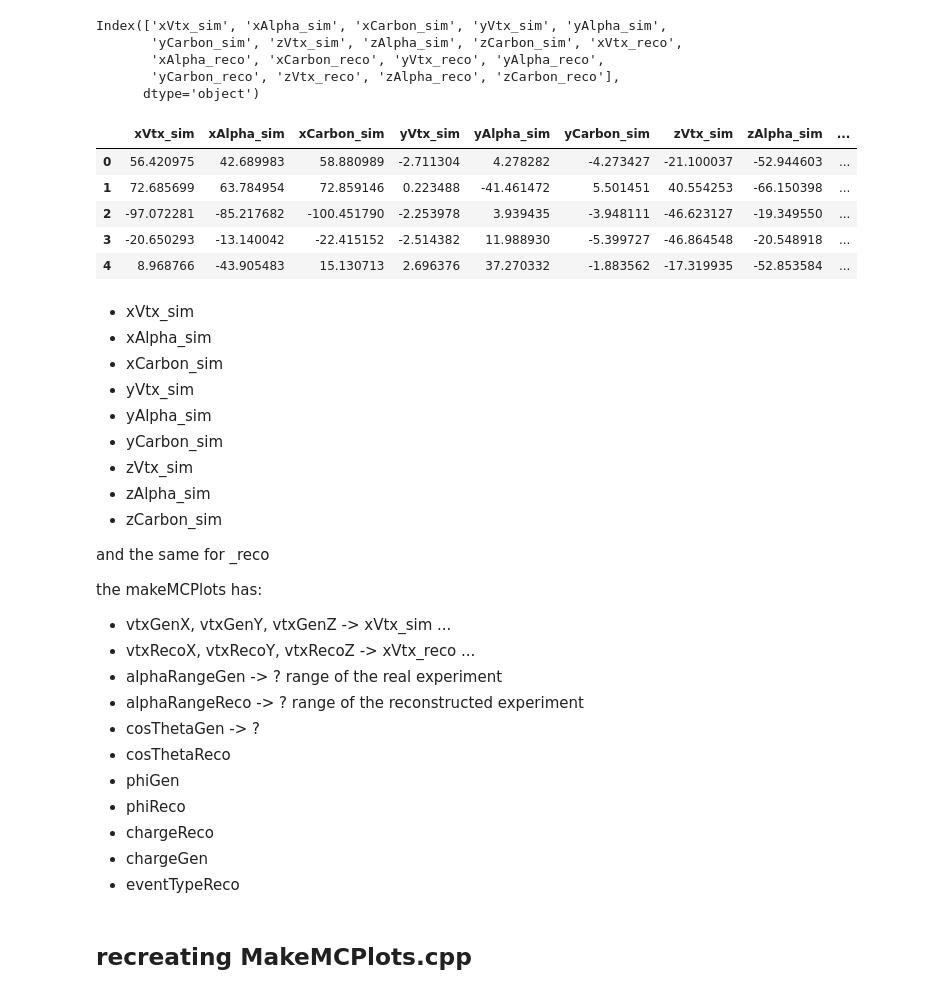
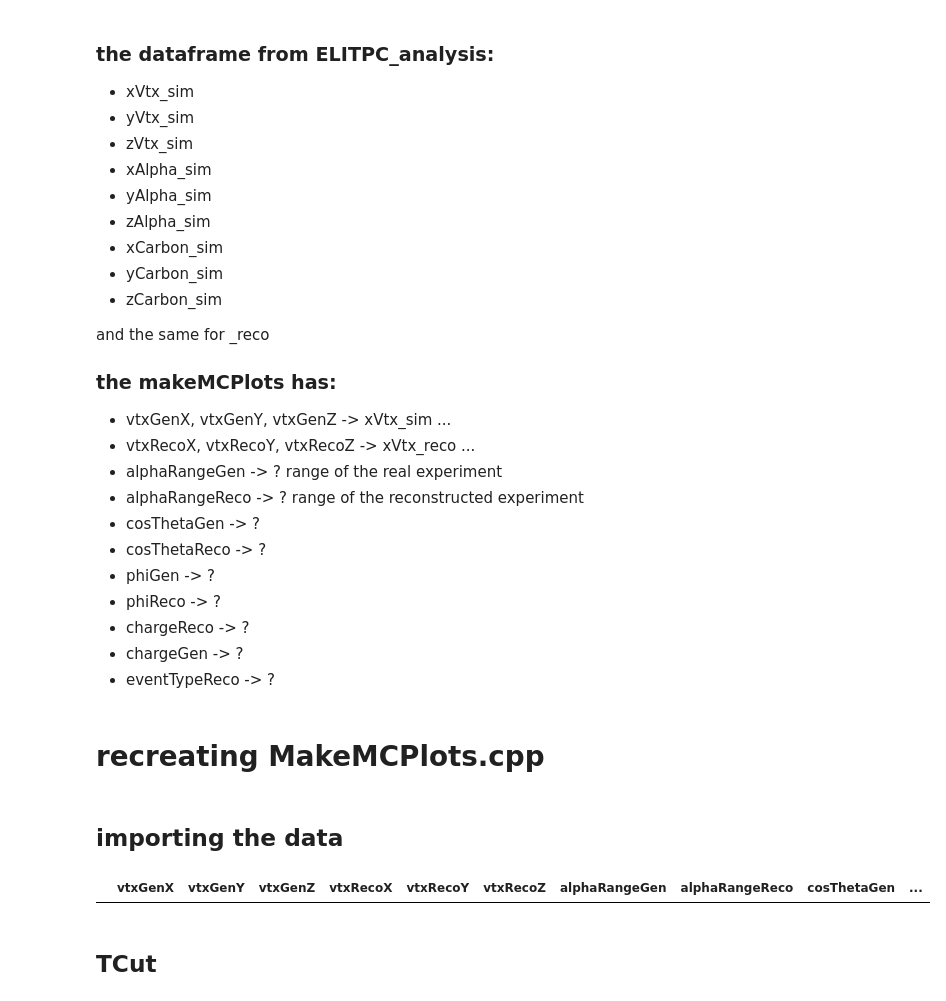
Before and after one commit to craftiggn/TPCReco, a Jupyter notebook: PythonAnalysis/ipynb/TrackRecoEfficiency_analysis.ipynb, the cells around one changed output. Drawn from its saved outputs; the diff is of its cells as text; code cells hidden in the pictures.

Commit message:
copied MakeMCPlots.cpp plotting functions, still unable to get apropriate data

```diff
--- a/PythonAnalysis/ipynb/TrackRecoEfficiency_analysis.ipynb
+++ b/PythonAnalysis/ipynb/TrackRecoEfficiency_analysis.ipynb
@@ -3,43 +23,33 @@ import pandas as pd
 # %%
-df_merged = pd.read_pickle('/home/marcel/Desktop/work/work_dir/df_dir/df_merged.pkl')
-# print(df_merged.columns)
-df_merged.head()
+if False:
+    df_merged = pd.read_pickle('/home/marcel/Desktop/work/work_dir/df_dir/df_merged.pkl')
+    # print(df_merged.columns)
+    df_merged.head()
-# %% [output]
-Index(['xVtx_sim', 'xAlpha_sim', 'xCarbon_sim', 'yVtx_sim', 'yAlpha_sim',
-       'yCarbon_sim', 'zVtx_sim', 'zAlpha_sim', 'zCarbon_sim', 'xVtx_reco',
-       'xAlpha_reco', 'xCarbon_reco', 'yVtx_reco', 'yAlpha_reco',
-       'yCarbon_reco', 'zVtx_reco', 'zAlpha_reco', 'zCarbon_reco'],
-      dtype='object')
-|  | xVtx_sim | xAlpha_sim | xCarbon_sim | yVtx_sim | yAlpha_sim | yCarbon_sim | zVtx_sim | zAlpha_sim | ... |
-| 0 | 56.420975 | 42.689983 | 58.880989 | -2.711304 | 4.278282 | -4.273427 | -21.100037 | -52.944603 | ... |
-| 1 | 72.685699 | 63.784954 | 72.859146 | 0.223488 | -41.461472 | 5.501451 | 40.554253 | -66.150398 | ... |
-| 2 | -97.072281 | -85.217682 | -100.451790 | -2.253978 | 3.939435 | -3.948111 | -46.623127 | -19.349550 | ... |
-| 3 | -20.650293 | -13.140042 | -22.415152 | -2.514382 | 11.988930 | -5.399727 | -46.864548 | -20.548918 | ... |
-| 4 | 8.968766 | -43.905483 | 15.130713 | 2.696376 | 37.270332 | -1.883562 | -17.319935 | -52.853584 | ... |
 # %% [markdown]
+### the dataframe from ELITPC_analysis:
 - xVtx_sim
+- yVtx_sim
+- zVtx_sim
 - xAlpha_sim
+- yAlpha_sim
+- zAlpha_sim
 - xCarbon_sim
-- yVtx_sim
-- yAlpha_sim
 - yCarbon_sim
-- zVtx_sim
-- zAlpha_sim
 - zCarbon_sim
 
 and the same for _reco
 
-the makeMCPlots has:
+### the makeMCPlots has:
 - vtxGenX, vtxGenY, vtxGenZ -> xVtx_sim ...
 - vtxRecoX, vtxRecoY, vtxRecoZ -> xVtx_reco ...
 - alphaRangeGen -> ? range of the real experiment
 - alphaRangeReco -> ? range of the reconstructed experiment
 - cosThetaGen -> ?
-- cosThetaReco
-- phiGen
-- phiReco
-- chargeReco
-- chargeGen
-- eventTypeReco
+- cosThetaReco -> ?
+- phiGen -> ?
+- phiReco -> ?
+- chargeReco -> ?
+- chargeGen -> ?
+- eventTypeReco -> ?
 # %% [markdown]
-## recreating MakeMCPlots.cpp
+# recreating MakeMCPlots.cpp
@@ -46,4 +66,25 @@ the makeMCPlots has:
+# %% [markdown]
+## importing the data
 # %%
-filename = "UNDEFINED" # need to modify, is the input file
+filename = "" # need to modify to fit the source path
 # next we would import the data from the dataframe (root originally)
 # we will skip this for now
+
+# NOTE As i was unable to get apropriate to match the contents of
+# makeMCPlots.cpp i will use the following empty data frame as substitute
+# to create masks and plots
+df = pd.DataFrame(columns=['vtxGenX', 'vtxGenY', 'vtxGenZ', 'vtxRecoX', 'vtxRecoY', 'vtxRecoZ',
+                           'alphaRangeGen', 'alphaRangeReco',
+                           'cosThetaGen', 'cosThetaReco',
+                           'phiGen', 'phiReco',
+                           'chargeReco', 'chargeGen',
+                           'eventTypeReco',
+                           'lineFitLoss', 'dEdxFitLoss', 'dEdxFitSigma'])
+# this substitution might be somewhat inaccurate as it is not clear to me
+# how the ROOT structure exist but since it is to be transferred to pd.DataFrame
+# it will have to work
+df
+# %% [output]
+|  | vtxGenX | vtxGenY | vtxGenZ | vtxRecoX | vtxRecoY | vtxRecoZ | alphaRangeGen | alphaRangeReco | cosThetaGen | ... |
+# %% [markdown]
+## TCut
```
Also changed, not shown: parts of 10 cells of this notebook, 2 other files.
